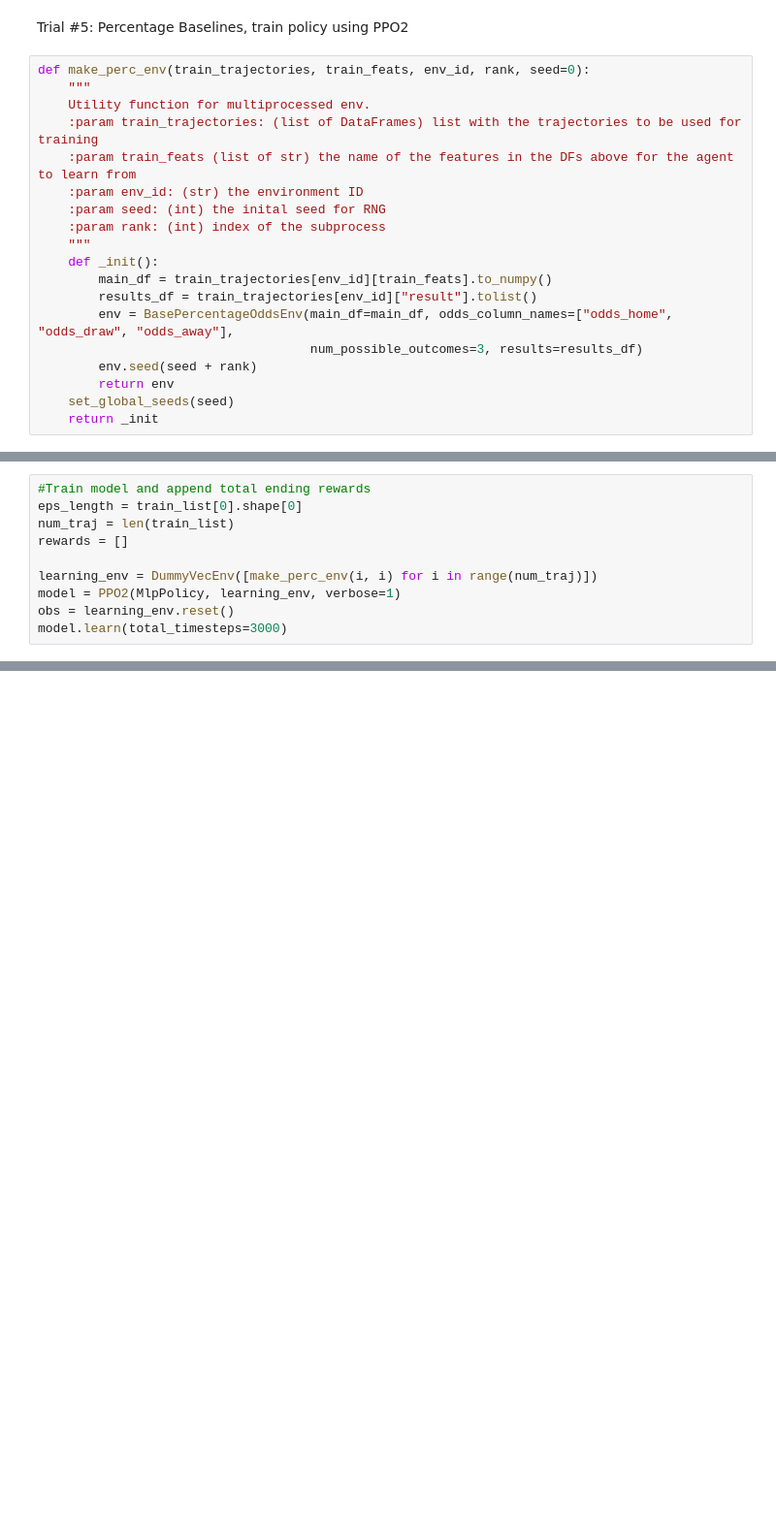
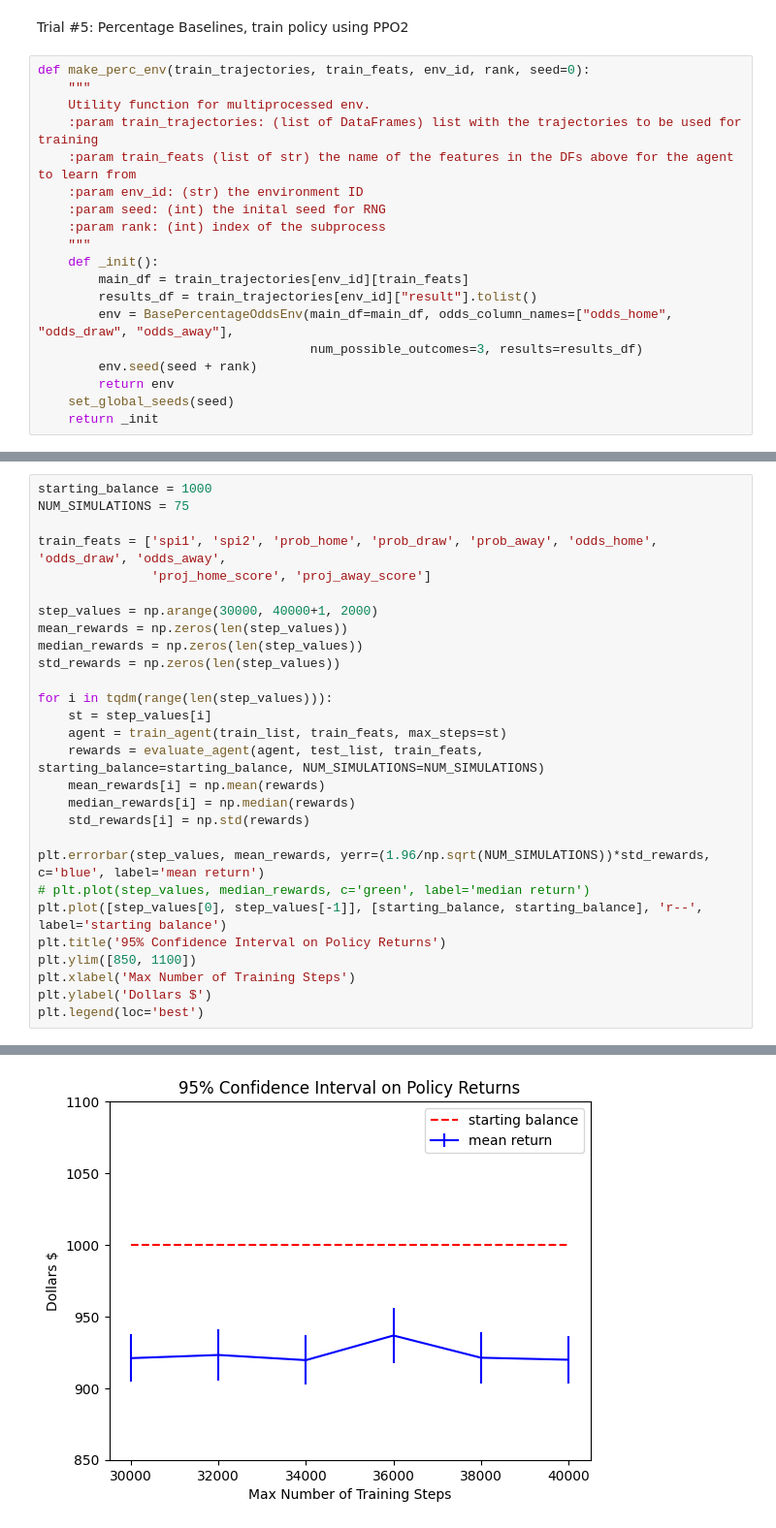
Before and after one commit to bryanchiaws/Odds-Gym, a Jupyter notebook: rl_simulations.ipynb, the cells around one changed output, grey strips where cells are left out. Shown: that part at 97% size. Saved outputs shown, nothing was run; the diff lists cells and outputs as text; blank space fills up the shorter version.

```diff
--- a/rl_simulations.ipynb
+++ b/rl_simulations.ipynb
@@ -90,7 +89,7 @@ def make_perc_env(train_trajectories, train_feats, env_id, rank, seed=0):
     :param rank: (int) index of the subprocess
     """
     def _init():
-        main_df = train_trajectories[env_id][train_feats].to_numpy()
+        main_df = train_trajectories[env_id][train_feats]
         results_df = train_trajectories[env_id]["result"].tolist()
         env = BasePercentageOddsEnv(main_df=main_df, odds_column_names=["odds_home", "odds_draw", "odds_away"],
                                     num_possible_outcomes=3, results=results_df)
@@ -181,10 +142,0 @@ def make_perc_env(env_id, rank, seed=0):
-# %%
-#Train model and append total ending rewards
-eps_length = train_list[0].shape[0]
-num_traj = len(train_list)
-rewards = []
-
-learning_env = DummyVecEnv([make_perc_env(i, i) for i in range(num_traj)])
-model = PPO2(MlpPolicy, learning_env, verbose=1)
-obs = learning_env.reset()
-model.learn(total_timesteps=3000)
@@ -192,0 +143,29 @@ model.learn(total_timesteps=3000)
+# %%
+starting_balance = 1000
+NUM_SIMULATIONS = 75
+
+train_feats = ['spi1', 'spi2', 'prob_home', 'prob_draw', 'prob_away', 'odds_home', 'odds_draw', 'odds_away',
+               'proj_home_score', 'proj_away_score']
+
+step_values = np.arange(30000, 40000+1, 2000)
+mean_rewards = np.zeros(len(step_values))
+median_rewards = np.zeros(len(step_values))
+std_rewards = np.zeros(len(step_values))
+
+for i in tqdm(range(len(step_values))):
+    st = step_values[i]
+    agent = train_agent(train_list, train_feats, max_steps=st)
+    rewards = evaluate_agent(agent, test_list, train_feats, starting_balance=starting_balance, NUM_SIMULATIONS=NUM_SIMULATIONS)
+    mean_rewards[i] = np.mean(rewards)
+    median_rewards[i] = np.median(rewards)
+    std_rewards[i] = np.std(rewards)
+
+plt.errorbar(step_values, mean_rewards, yerr=(1.96/np.sqrt(NUM_SIMULATIONS))*std_rewards, c='blue', label='mean return')
+# plt.plot(step_values, median_rewards, c='green', label='median return')
+plt.plot([step_values[0], step_values[-1]], [starting_balance, starting_balance], 'r--', label='starting balance')
+plt.title('95% Confidence Interval on Policy Returns')
+plt.ylim([850, 1100])
+plt.xlabel('Max Number of Training Steps')
+plt.ylabel('Dollars $')
+plt.legend(loc='best')
+# %% [output]
@@ -192,0 +173 @@ model.learn(total_timesteps=3000)
+[figure, added]
```
Also changed, not shown: parts of 13 cells of this notebook, 2 other files.
